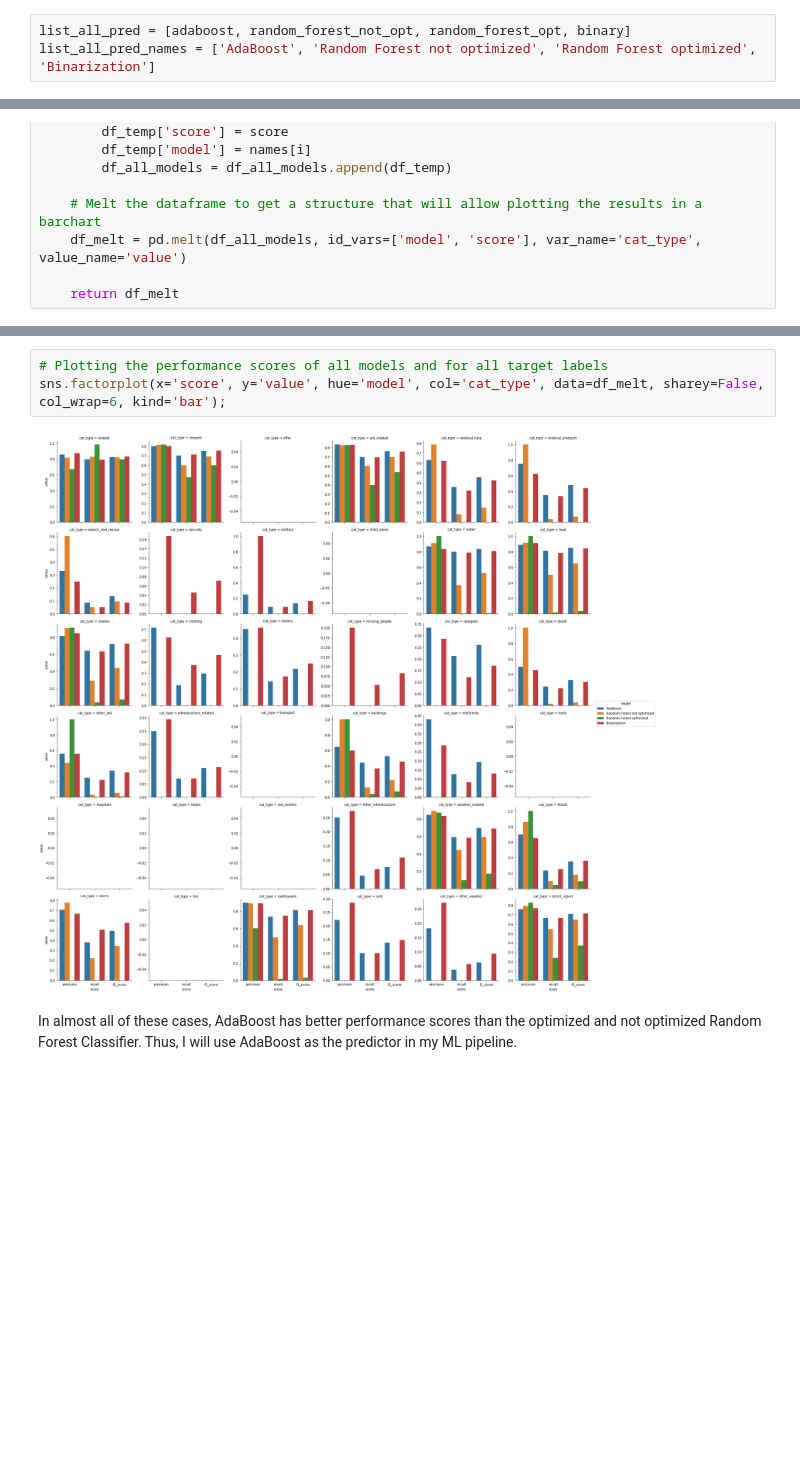
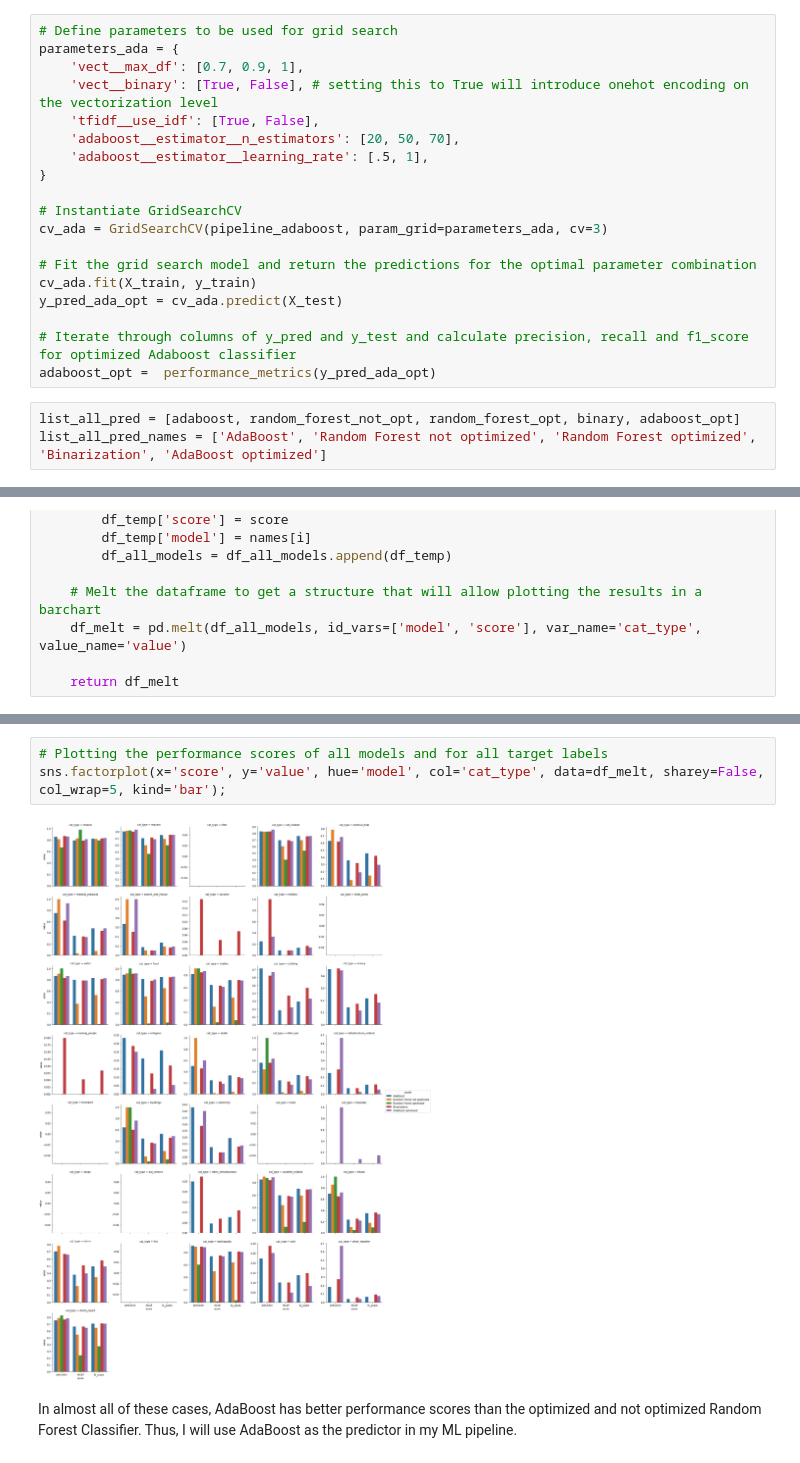
Before and after one commit to julianikulski/disaster-response-pipeline, a Jupyter notebook: ML Pipeline Preparation.ipynb, the cells around one changed output, grey strips where cells are left out. Drawn from its saved outputs; the diff is of its cells as text; blank space fills up the shorter version.

Commit message:
feat: Grid search for AdaBoost Classifier

```diff
--- a/ML Pipeline Preparation.ipynb
+++ b/ML Pipeline Preparation.ipynb
@@ -194,9 +194,28 @@ defaultdict(None,
              'direct_report': [0.7689243027888446,
               0.6647531572904707,
               0.7130541871921181]})
+# %%
+# Define parameters to be used for grid search
+parameters_ada = {
+    'vect__max_df': [0.7, 0.9, 1],
+    'vect__binary': [True, False], # setting this to True will introduce onehot encoding on the vectorization level
+    'tfidf__use_idf': [True, False],
+    'adaboost__estimator__n_estimators': [20, 50, 70],
+    'adaboost__estimator__learning_rate': [.5, 1],
+}
+
+# Instantiate GridSearchCV
+cv_ada = GridSearchCV(pipeline_adaboost, param_grid=parameters_ada, cv=3)
+
+# Fit the grid search model and return the predictions for the optimal parameter combination
+cv_ada.fit(X_train, y_train)
+y_pred_ada_opt = cv_ada.predict(X_test)
+
+# Iterate through columns of y_pred and y_test and calculate precision, recall and f1_score for optimized Adaboost classifier
+adaboost_opt =  performance_metrics(y_pred_ada_opt)
 # %%
-list_all_pred = [adaboost, random_forest_not_opt, random_forest_opt, binary]
-list_all_pred_names = ['AdaBoost', 'Random Forest not optimized', 'Random Forest optimized', 'Binarization']
+list_all_pred = [adaboost, random_forest_not_opt, random_forest_opt, binary, adaboost_opt]
+list_all_pred_names = ['AdaBoost', 'Random Forest not optimized', 'Random Forest optimized', 'Binarization', 'AdaBoost optimized']
 # %%
 # Create a function that will take a list of the performance scores of all models as an input
 # and returns a combined dataframe
@@ -249,8 +268,8 @@ df_melt
 # %%
 # Plotting the performance scores of all models and for all target labels
-sns.factorplot(x='score', y='value', hue='model', col='cat_type', data=df_melt, sharey=False, col_wrap=6, kind='bar');
+sns.factorplot(x='score', y='value', hue='model', col='cat_type', data=df_melt, sharey=False, col_wrap=5, kind='bar');
 # %% [output]
-[figure, old version]
+[figure, new version]
 # %% [markdown]
 In almost all of these cases, AdaBoost has better performance scores than the optimized and not optimized Random Forest Classifier. Thus, I will use AdaBoost as the predictor in my ML pipeline.
 # %% [markdown]
```
Also changed, not shown: parts of 1 cell of this notebook.
